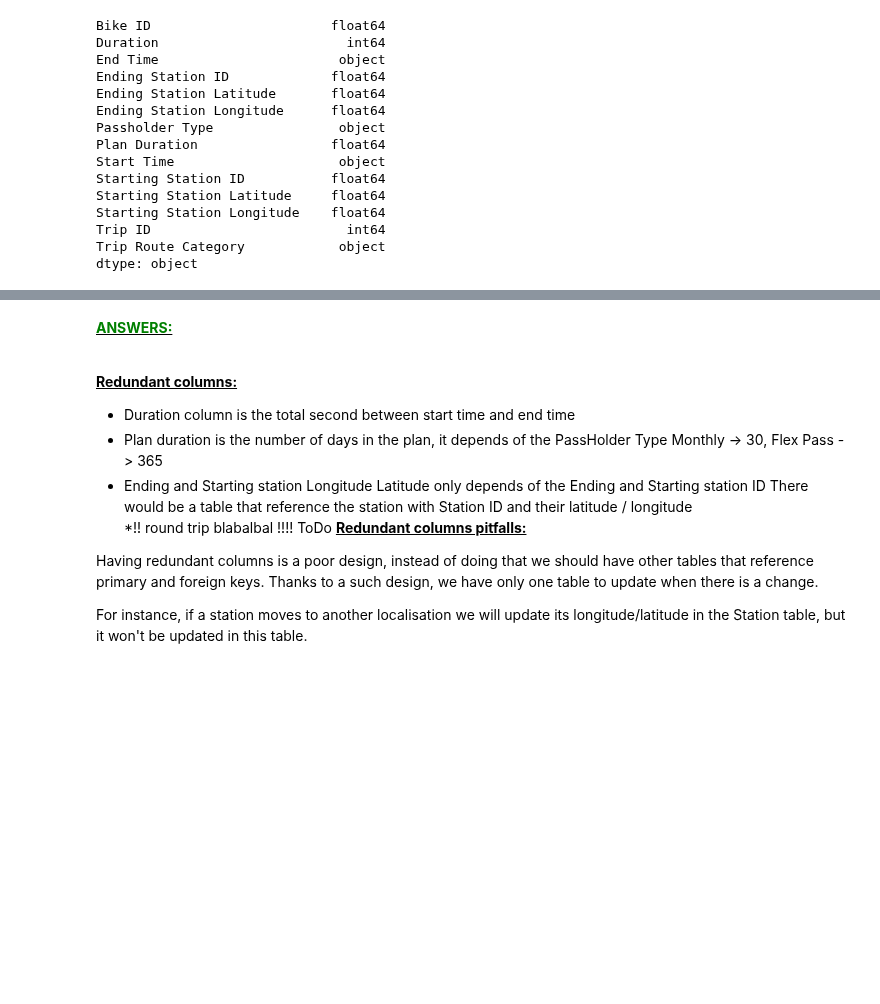
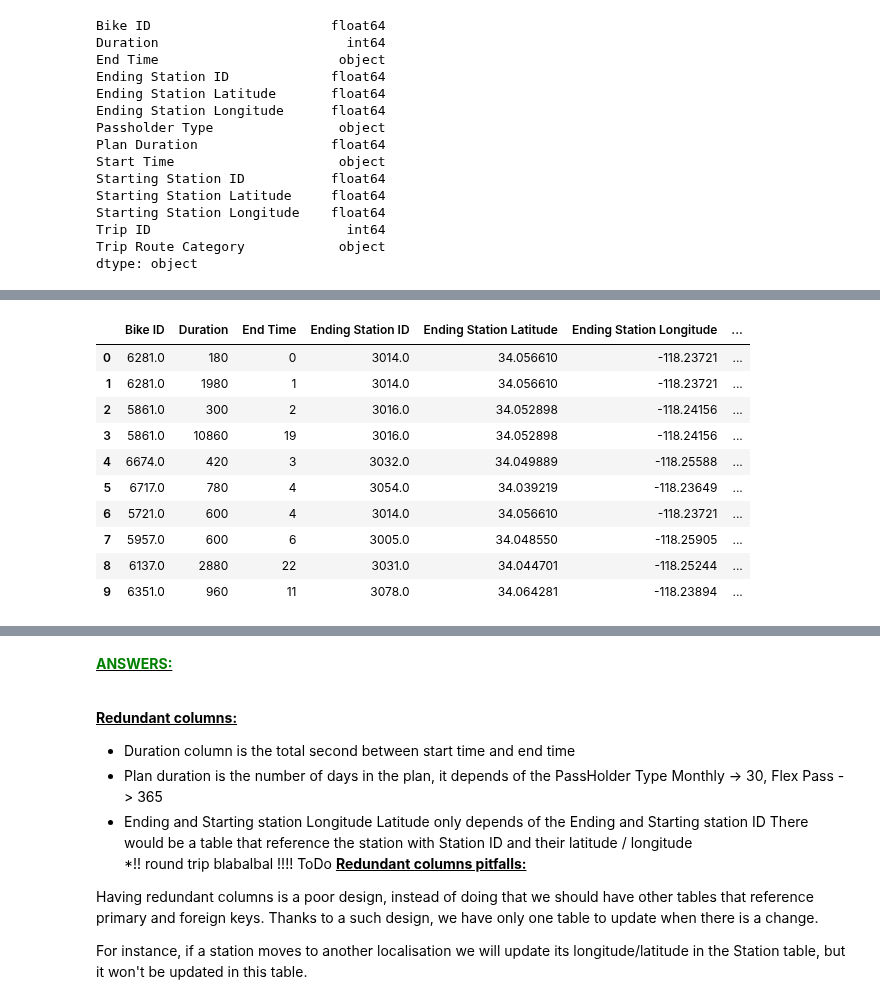
Before and after one commit to Apiquet/ADA_EPFL, a Jupyter notebook: ADA2018-Homework-master/01 - Pandas and Data Wrangling/Exercise 1.ipynb, the cells around one changed output, grey strips where cells are left out. Cells and saved outputs as stored; diff of their text form; code cells hidden in the pictures; blank space fills up the shorter version.

```diff
--- a/ADA2018-Homework-master/01 - Pandas and Data Wrangling/Exercise 1.ipynb
+++ b/ADA2018-Homework-master/01 - Pandas and Data Wrangling/Exercise 1.ipynb
@@ -440,8 +450,20 @@ for cols in categorical_cols:
 # %%
 #transforming categorical values thanks to cat.codes
-categorical_cols = df_metroBike.select_dtypes(include=['category']).columns
-df_metroBike[categorical_cols] = df_metroBike[categorical_cols].apply(lambda x: x.cat.codes)
-df_metroBike.head(10)
+categorical_cols = bike_share_trip.select_dtypes(include=['category']).columns
+bike_share_trip[categorical_cols] = bike_share_trip[categorical_cols].apply(lambda x: x.cat.codes)
+bike_share_trip.head(10)
+# %% [output]
+|  | Bike ID | Duration | End Time | Ending Station ID | Ending Station Latitude | Ending Station Longitude | ... |
+| 0 | 6281.0 | 180 | 0 | 3014.0 | 34.056610 | -118.23721 | ... |
+| 1 | 6281.0 | 1980 | 1 | 3014.0 | 34.056610 | -118.23721 | ... |
+| 2 | 5861.0 | 300 | 2 | 3016.0 | 34.052898 | -118.24156 | ... |
+| 3 | 5861.0 | 10860 | 19 | 3016.0 | 34.052898 | -118.24156 | ... |
+| 4 | 6674.0 | 420 | 3 | 3032.0 | 34.049889 | -118.25588 | ... |
+| 5 | 6717.0 | 780 | 4 | 3054.0 | 34.039219 | -118.23649 | ... |
+| 6 | 5721.0 | 600 | 4 | 3014.0 | 34.056610 | -118.23721 | ... |
+| 7 | 5957.0 | 600 | 6 | 3005.0 | 34.048550 | -118.25905 | ... |
+| 8 | 6137.0 | 2880 | 22 | 3031.0 | 34.044701 | -118.25244 | ... |
+| 9 | 6351.0 | 960 | 11 | 3078.0 | 34.064281 | -118.23894 | ... |
 # %%
 #Extracting redundant columns based on the analysis explained in Output[209]
 redudant_columns = ['Duration','Plan Duration','Ending Station Latitude','Ending Station Longitude','Starting Station Latitude','Starting Station Latitude']
```
Also changed, not shown: parts of 8 cells of this notebook.
